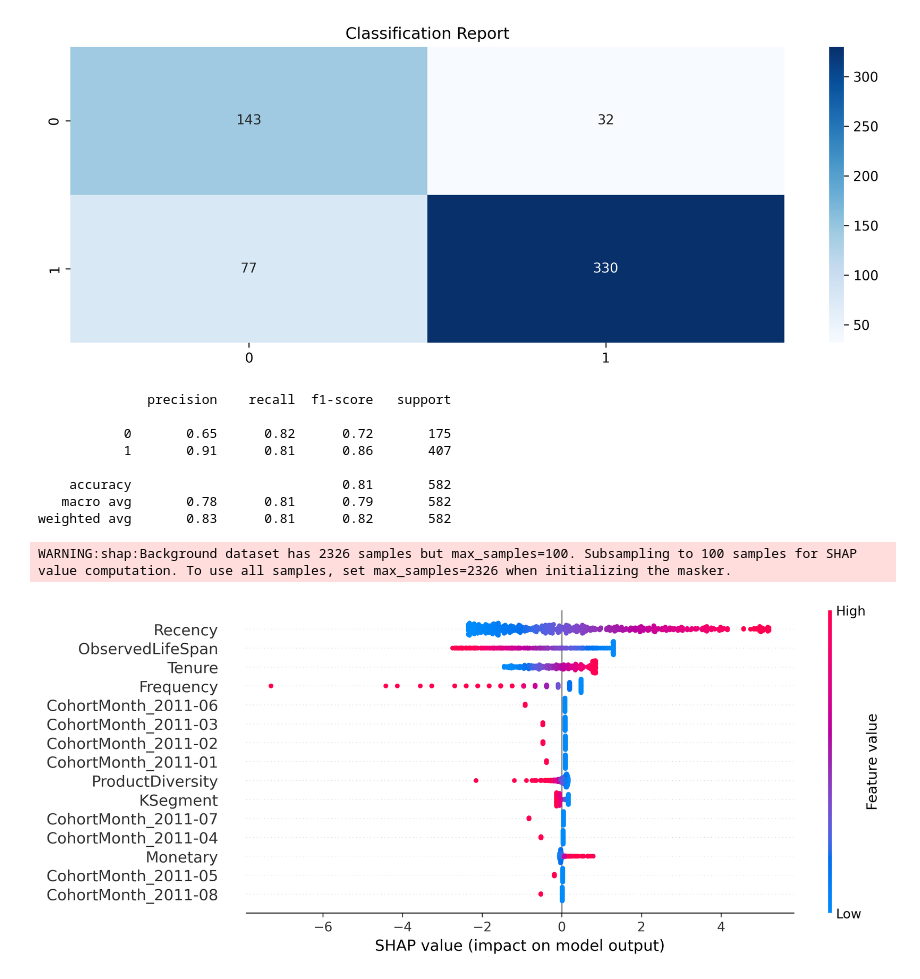
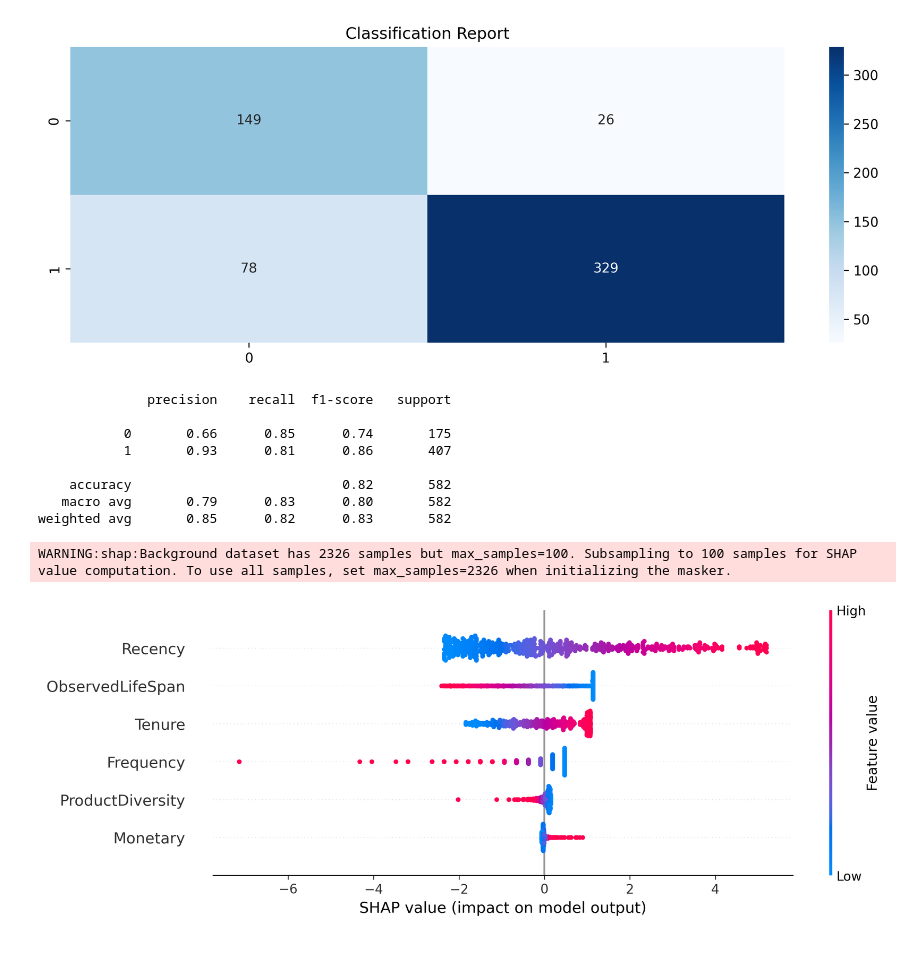
Before and after one commit to mundundan-star/online-retail-customer-analytics, a Jupyter notebook: 5.0 Churn_Model_Selection and Evaluation.ipynb, the cells around one changed output. Saved outputs shown, nothing was run; the diff lists cells and outputs as text; code cells hidden in the pictures; blank space fills up the shorter version.

```diff
--- a/5.0 Churn_Model_Selection and Evaluation.ipynb
+++ b/5.0 Churn_Model_Selection and Evaluation.ipynb
@@ -34,8 +34,10 @@ USING("CustomerID")
 """
 
 df = pd.read_sql(text(query), con = engine).dropna()
+df['KSegment'] = df['KSegment'].astype('str')
 print("Preview of sql query:")
 print(df.isna().sum())
+print(df.info())
 df.head()
 # %% [output]
 Preview of sql query:
@@ -81,7 +88,7 @@ from sklearn.metrics import classification_report, confusion_matrix
 from sklearn.preprocessing import StandardScaler
 from sklearn.pipeline import make_pipeline
 
-X = df.drop(['Churned', 'CustomerID'], axis = 1)
+X = df.drop(['Churned', 'CustomerID', 'KSegment', 'CohortMonth'], axis = 1)
 X = pd.get_dummies(X, drop_first = True)
 features = X.columns
 X = X.values
@@ -93,10 +100,10 @@ X_train, X_test, y_train, y_test = train_test_split(X, y, test_size=0.2, random_
 scaler = StandardScaler()
 
 models = [("Logistic Regression", LogisticRegression(max_iter = 1000, class_weight = 'balanced')),
-          ("Random Forest", RandomForestClassifier(random_state = 42, class_weight = 'balanced')),
-          ("Decision Tree", DecisionTreeClassifier(random_state = 42, class_weight = 'balanced')),
-          ("Xgboost", XGBClassifier(random_state = 42)),
-          ("Lightgbm", LGBMClassifier(random_state = 42, class_weight = 'balanced'))]
+          ("Random Forest", RandomForestClassifier(n_estimators = 200, max_depth = 20, min_samples_leaf = 2, random_state = 42, class_weight = 'balanced')),
+          ("Decision Tree", DecisionTreeClassifier(max_depth = 3, min_samples_leaf = 1, min_samples_split = 2, criterion = 'entropy', random_state = 42, class_weight = 'balanced')),
+          ("Xgboost", XGBClassifier(n_estimators = 200, max_depth = 20, learning_rate = 0.05, random_state = 42)),
+          ("Lightgbm", LGBMClassifier(n_estimators = 200, max_depth = 20, learning_rate = 0.05, random_state = 42, class_weight = 'balanced'))]
 
 model_name = []
 accuracy_avg = []
@@ -146,5 +135,6 @@ plt.show()
 # %%
 model = LogisticRegression(max_iter = 1000, class_weight = 'balanced')
+#model = RandomForestClassifier(n_estimators = 200, max_depth = 20, min_samples_leaf = 2, random_state = 42, class_weight = 'balanced')
 pipeline = make_pipeline(scaler, model)
 pipeline.fit(X_train, y_train)
 y_pred = pipeline.predict(X_test)
@@ -158,32 +148,33 @@ plt.show()
 
 print(classification_report(y_test, y_pred))
 # %% [output]
-[figure, old version]
+[figure, new version]
               precision    recall  f1-score   support
 
-           0       0.65      0.82      0.72       175
-           1       0.91      0.81      0.86       407
+           0       0.66      0.85      0.74       175
+           1       0.93      0.81      0.86       407
 
-    accuracy                           0.81       582
-   macro avg       0.78      0.81      0.79       582
-weighted avg       0.83      0.81      0.82       582
+    accuracy                           0.82       582
+   macro avg       0.79      0.83      0.80       582
+weighted avg       0.85      0.82      0.83       582
 # %%
 import shap
 
 X_train_scaled_df = pd.DataFrame(scaler.fit_transform(X_train), columns = features)
 X_test_scaled_df = pd.DataFrame(scaler.transform(X_test), columns = features)
 
-explainer = shap.LinearExplainer(model, X_train_scaled_df, max_samples = len(X_train_scaled_df))
+explainer = shap.LinearExplainer(model, X_train_scaled_df)
+#explainer = shap.TreeExplainer(model)
 shap_values = explainer(X_test_scaled_df)
 
 plt.figure(dpi = 300)
 shap.summary_plot(shap_values, X_test_scaled_df, show = False)
 #plt.tight_layout()
 plt.gcf().set_size_inches(12,4)
 plt.show()
 # %% [output]
 WARNING:shap:Background dataset has 2326 samples but max_samples=100. Subsampling to 100 samples for SHAP value computation. To use all samples, set max_samples=2326 when initializing the masker.
-[figure, old version]
+[figure, new version]
 # %%
 plt.figure(dpi =300)
 shap.plots.waterfall(shap_values[0], show = False)
```
Also changed, not shown: parts of 5 cells of this notebook.
